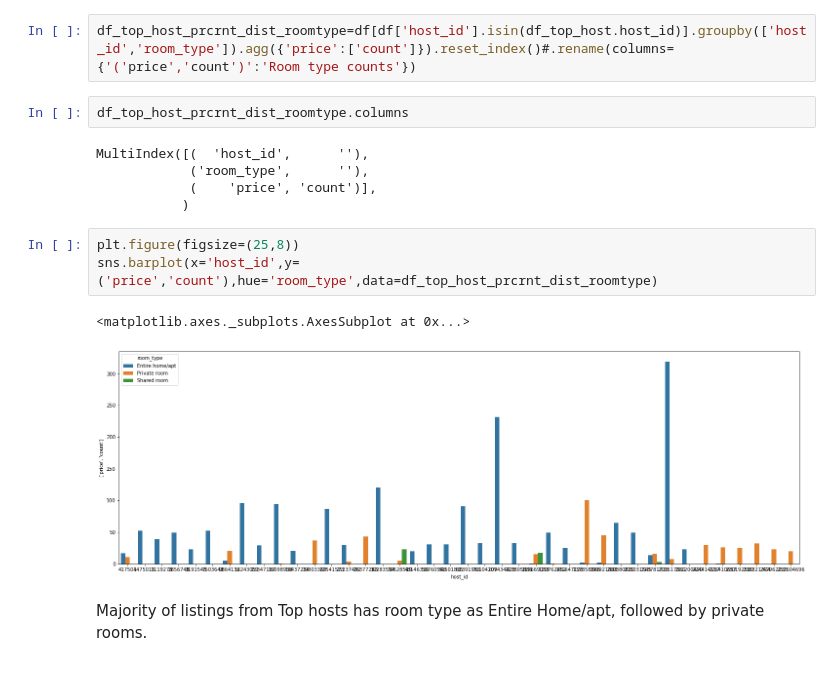
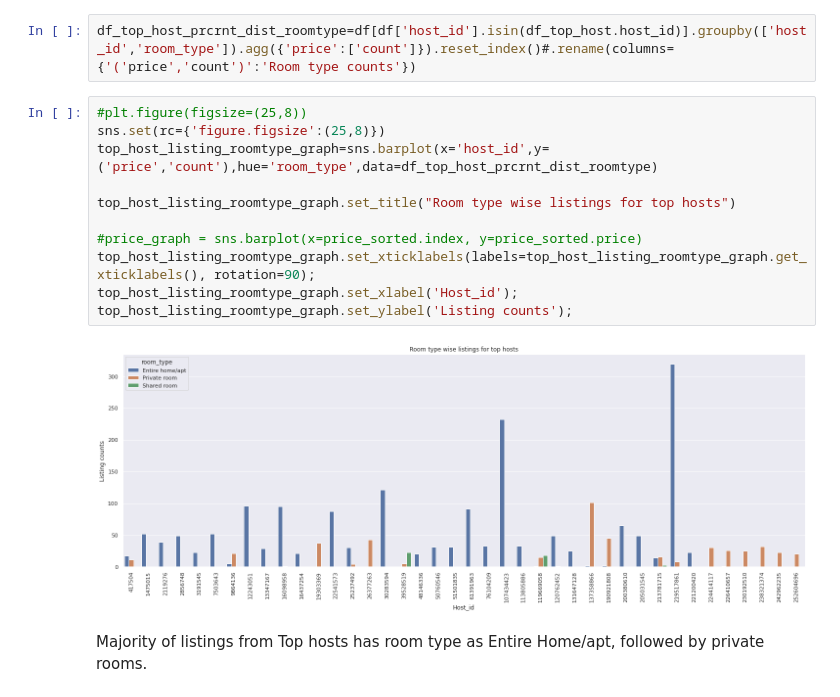
Before and after one commit to abdulaziz2208/Airbnb-Bookings-analysis, a Jupyter notebook: Airbnb_Bookings_Analysis_Capstone_Project.ipynb, the cells around one changed output. Saved outputs shown, nothing was run; the diff lists cells and outputs as text.

```diff
--- a/Airbnb_Bookings_Analysis_Capstone_Project.ipynb
+++ b/Airbnb_Bookings_Analysis_Capstone_Project.ipynb
@@ -262,18 +309,18 @@ First finding, We can say that out of  top 40 hosts, most of them have their lis
 Now, we look at the distribution of room types that these hosts have listed.
 # %%
 df_top_host_prcrnt_dist_roomtype=df[df['host_id'].isin(df_top_host.host_id)].groupby(['host_id','room_type']).agg({'price':['count']}).reset_index()#.rename(columns={'('price','count')':'Room type counts'})
-# %%
-df_top_host_prcrnt_dist_roomtype.columns
-# %% [output]
-MultiIndex([(  'host_id',      ''),
-            ('room_type',      ''),
-            (    'price', 'count')],
-           )
-# %%
-plt.figure(figsize=(25,8))
-sns.barplot(x='host_id',y=('price','count'),hue='room_type',data=df_top_host_prcrnt_dist_roomtype)
-# %% [output]
-<matplotlib.axes._subplots.AxesSubplot at 0x...>
-[figure, removed]
+# %%
+#plt.figure(figsize=(25,8))
+sns.set(rc={'figure.figsize':(25,8)})
+top_host_listing_roomtype_graph=sns.barplot(x='host_id',y=('price','count'),hue='room_type',data=df_top_host_prcrnt_dist_roomtype)
+
+top_host_listing_roomtype_graph.set_title("Room type wise listings for top hosts")
+
+#price_graph = sns.barplot(x=price_sorted.index, y=price_sorted.price)
+top_host_listing_roomtype_graph.set_xticklabels(labels=top_host_listing_roomtype_graph.get_xticklabels(), rotation=90);
+top_host_listing_roomtype_graph.set_xlabel('Host_id');
+top_host_listing_roomtype_graph.set_ylabel('Listing counts');
+# %% [output]
+[figure, added]
 # %% [markdown]
 Majority of listings from Top hosts has room type as Entire Home/apt, followed by private rooms.
```
Also changed, not shown: parts of 13 cells of this notebook.
